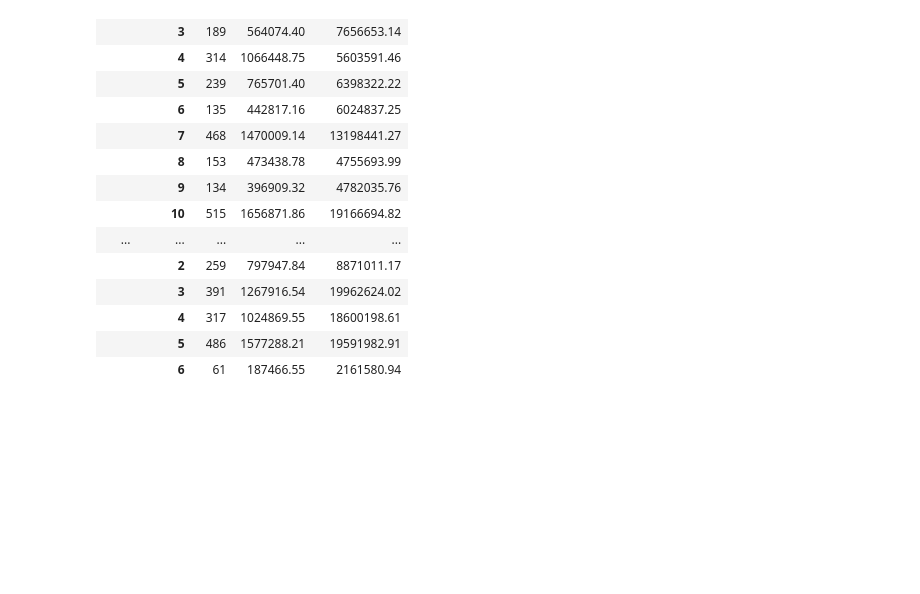
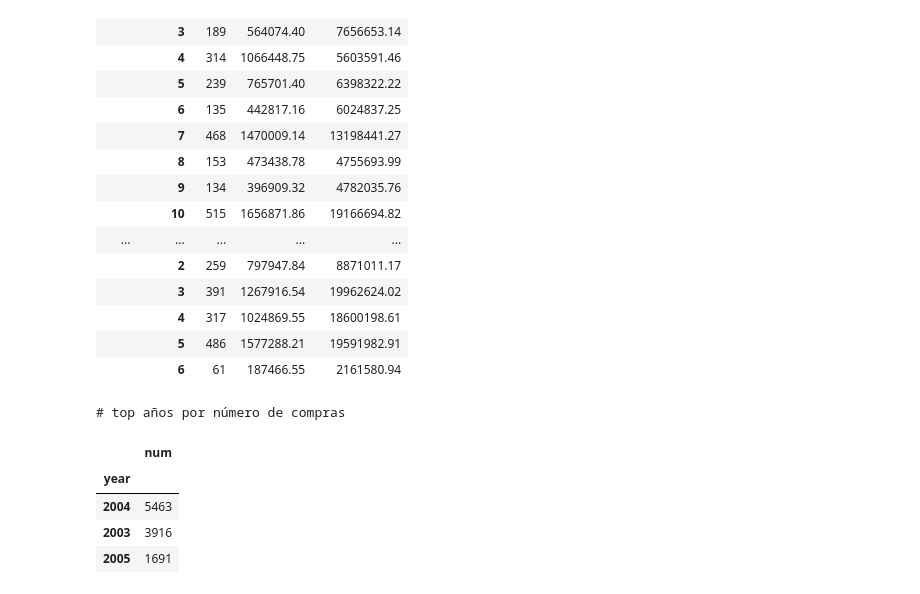
Before and after one commit to Senador05/phyton, a Jupyter notebook: Numpy/Pandas/04.1.Ejercicio_DataQ_Perfilado.ipynb, the cells around one changed output. Drawn from its saved outputs; the diff is of its cells as text; code cells hidden in the pictures; blank space fills up the shorter version.

```diff
--- a/Numpy/Pandas/04.1.Ejercicio_DataQ_Perfilado.ipynb
+++ b/Numpy/Pandas/04.1.Ejercicio_DataQ_Perfilado.ipynb
@@ -1087,3 +1095,13 @@ by_date
 |  | 4 | 317 | 1024869.55 | 18600198.61 |
 |  | 5 | 486 | 1577288.21 | 19591982.91 |
 |  | 6 | 61 | 187466.55 | 2161580.94 |
+# %%
+print('# top años por número de compras')
+by_date.sort_values('num', ascending=False).groupby('year').agg({'num': sum}).sort_values('num', ascending=False)
+# %% [output]
+# top años por número de compras
+|  | num |
+| year |  |
+| 2004 | 5463 |
+| 2003 | 3916 |
+| 2005 | 1691 |
```
Also changed, not shown: parts of 13 cells of this notebook, 2 other files.
